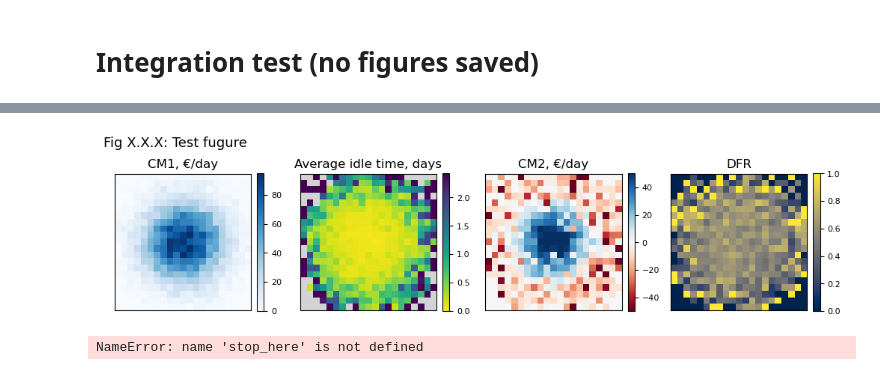
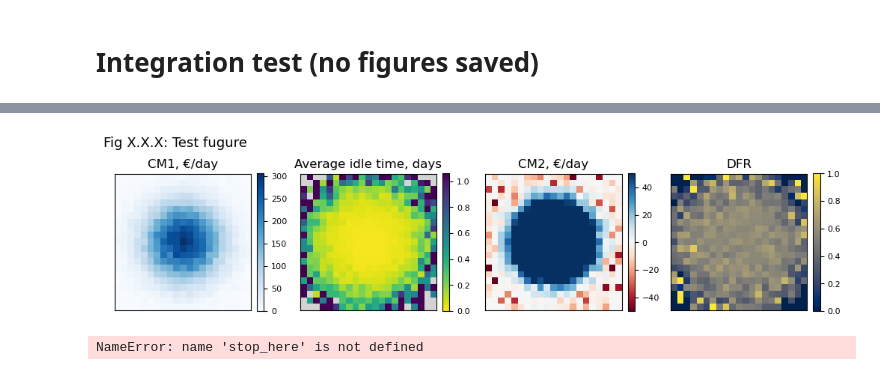
Before and after one commit to khakhalin/carsharing101, a Jupyter notebook: scripts/02relos_08city.ipynb, the cells around one changed output, grey strips where cells are left out. Drawn from its saved outputs; the diff is of its cells as text; code cells hidden in the pictures.

```diff
--- a/scripts/02relos_08city.ipynb
+++ b/scripts/02relos_08city.ipynb
@@ -15,7 +15,6 @@ config = {
     "initial_r": 5, # km
     "grid_step": 1, # km. Use 1 for ~intermediate resolution
     "n_cars": 500,
-    "p_factor": 0.15, # Bring the rentals/car/day to about 4-5
     "settle_down_steps": 3000, # Number of steps without stats collection, for the system to settle down
 }
 
@@ -44,4 +43,4 @@ city.visualize(plots=["cm1", "idle_times", "cm2", "dfr"], title="Fig X.X.X: Test
-[figure, old version]
+[figure, new version]
 # %%
 stop_here()  # Intentional crash against "run all" overwriting everything
 # %% [output]
```
Also changed, not shown: parts of 4 cells of this notebook, 2 other files.
